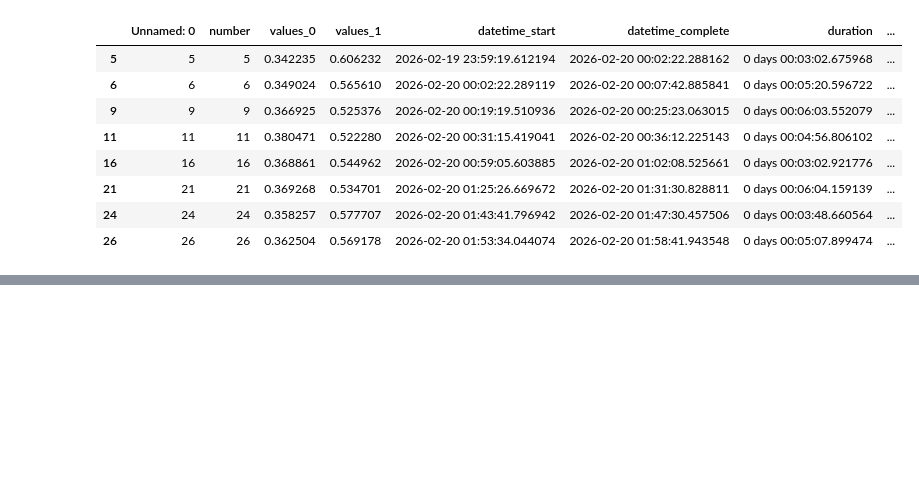
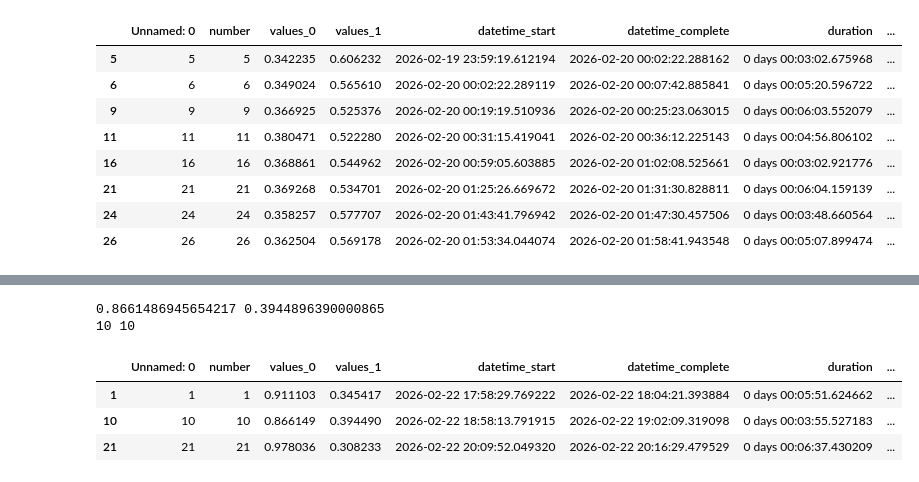
Before and after one commit to mawaskow/polianna_work, a Jupyter notebook: hyptuning.ipynb, the cells around one changed output, grey strips where cells are left out. Drawn from its saved outputs; the diff is of its cells as text; code cells hidden in the pictures; blank space fills up the shorter version.

```diff
--- a/hyptuning.ipynb
+++ b/hyptuning.ipynb
@@ -74,0 +124,24 @@ df.iloc[[5, 6, 9, 11, 16, 21, 24, 26]]
+# %%
+l = "e"
+htype = "sghead"
+mn = "FacebookAI/xlm-roberta-base"
+df = pd.read_csv(f"{cwd}/results/{l}/{htype}/hyptuning_{mn.split('/')[-1]}.csv")
+el_vals = df["values_0"]
+f1_vals = df["values_1"]
+print(el_vals.min(), f1_vals.max())
+id_besteval = list(el_vals).index(el_vals.min())
+id_bestf1 = list(f1_vals).index(f1_vals.max())
+print(id_besteval,id_bestf1)
+
+df
+#df.iloc[[0,9,49]]
+#df.iloc[[2,12,32,40,45,48]]
+#df.iloc[[2,14,22,24,27,31,43]]
+#df.iloc[[1,10,21]]
+# %% [output]
+0.8661486945654217 0.3944896390000865
+10 10
+|  | Unnamed: 0 | number | values_0 | values_1 | datetime_start | datetime_complete | duration | ... |
+| 1 | 1 | 1 | 0.911103 | 0.345417 | 2026-02-22 17:58:29.769222 | 2026-02-22 18:04:21.393884 | 0 days 00:05:51.624662 | ... |
+| 10 | 10 | 10 | 0.866149 | 0.394490 | 2026-02-22 18:58:13.791915 | 2026-02-22 19:02:09.319098 | 0 days 00:03:55.527183 | ... |
+| 21 | 21 | 21 | 0.978036 | 0.308233 | 2026-02-22 20:09:52.049320 | 2026-02-22 20:16:29.479529 | 0 days 00:06:37.430209 | ... |
```
Also changed, not shown: parts of 4 cells of this notebook, 17 other files.
